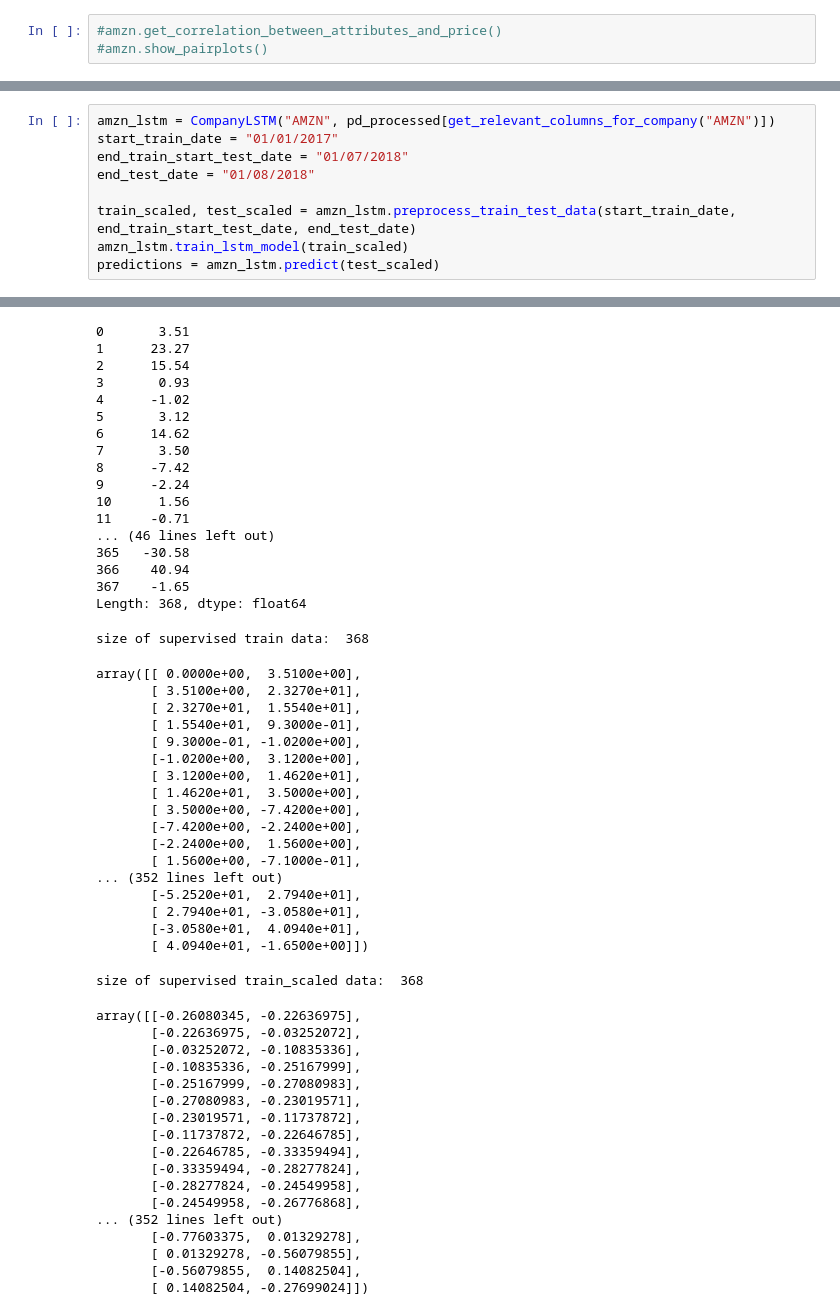
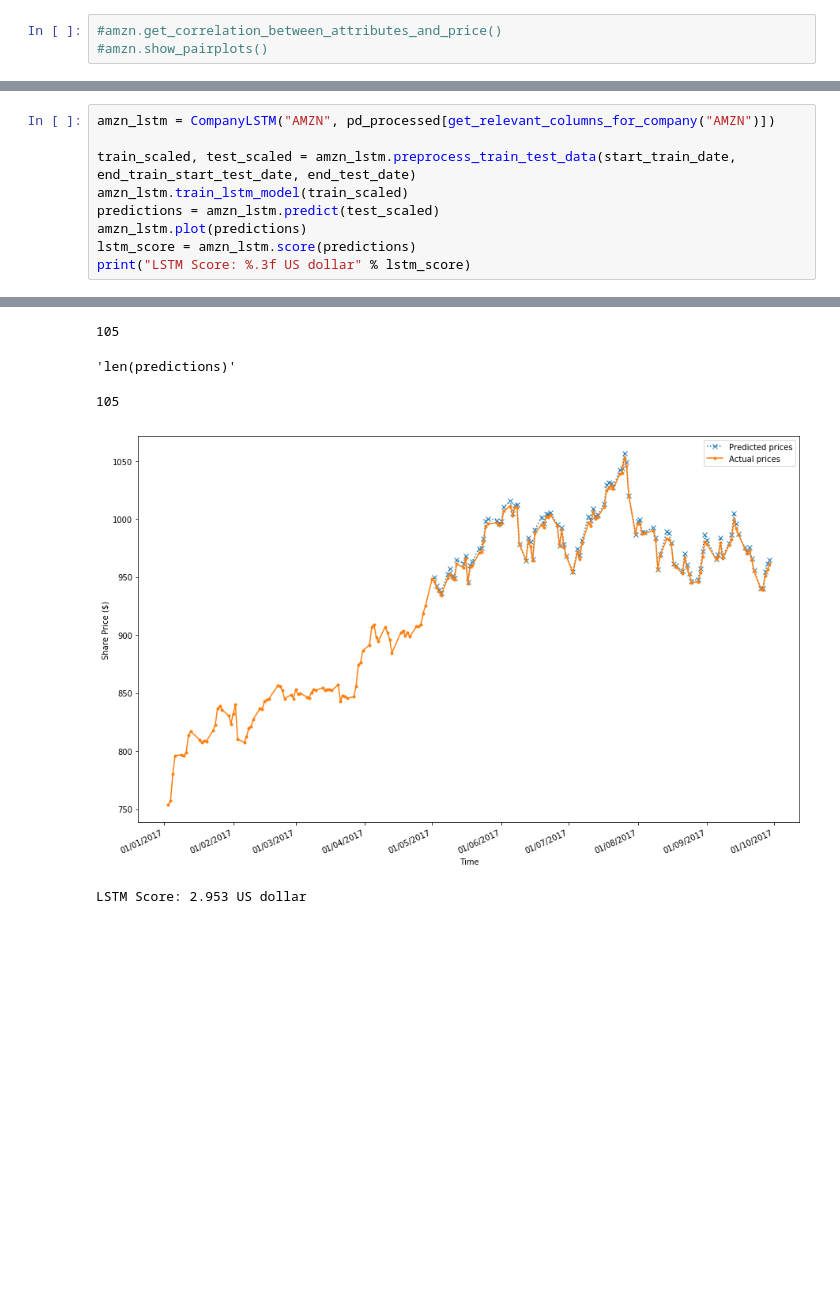
Before and after one commit to FinnZC/Stock-AI, a Jupyter notebook: Main.ipynb, the cells around one changed output, grey strips where cells are left out. Drawn from its saved outputs; the diff is of its cells as text; blank space fills up the shorter version.

```diff
--- a/Main.ipynb
+++ b/Main.ipynb
@@ -489,10 +521,10 @@ class CompanyLSTM(Company):
 # %%
 amzn_lstm = CompanyLSTM("AMZN", pd_processed[get_relevant_columns_for_company("AMZN")])
-start_train_date = "01/01/2017"
-end_train_start_test_date = "01/07/2018"
-end_test_date = "01/08/2018"
 
 train_scaled, test_scaled = amzn_lstm.preprocess_train_test_data(start_train_date, end_train_start_test_date, end_test_date)
 amzn_lstm.train_lstm_model(train_scaled)
 predictions = amzn_lstm.predict(test_scaled)
+amzn_lstm.plot(predictions)
+lstm_score = amzn_lstm.score(predictions)
+print("LSTM Score: %.3f US dollar" % lstm_score)
 # %% [output]
@@ -518,53 +566,5 @@ size of diff train data:  368
-0       3.51
-1      23.27
-2      15.54
-3       0.93
-4      -1.02
-5       3.12
-6      14.62
-7       3.50
-8      -7.42
-9      -2.24
-10      1.56
-11     -0.71
-... (46 lines left out)
-365   -30.58
-366    40.94
-367    -1.65
-Length: 368, dtype: float64
+105
-size of supervised train data:  368
+'len(predictions)'
-array([[ 0.0000e+00,  3.5100e+00],
-       [ 3.5100e+00,  2.3270e+01],
-       [ 2.3270e+01,  1.5540e+01],
-       [ 1.5540e+01,  9.3000e-01],
-       [ 9.3000e-01, -1.0200e+00],
-       [-1.0200e+00,  3.1200e+00],
-       [ 3.1200e+00,  1.4620e+01],
-       [ 1.4620e+01,  3.5000e+00],
-       [ 3.5000e+00, -7.4200e+00],
-       [-7.4200e+00, -2.2400e+00],
-       [-2.2400e+00,  1.5600e+00],
-       [ 1.5600e+00, -7.1000e-01],
-... (352 lines left out)
-       [-5.2520e+01,  2.7940e+01],
-       [ 2.7940e+01, -3.0580e+01],
-       [-3.0580e+01,  4.0940e+01],
-       [ 4.0940e+01, -1.6500e+00]])
+105
+[figure, added]
-size of supervised train_scaled data:  368
+LSTM Score: 2.953 US dollar
-array([[-0.26080345, -0.22636975],
-       [-0.22636975, -0.03252072],
-       [-0.03252072, -0.10835336],
-       [-0.10835336, -0.25167999],
-       [-0.25167999, -0.27080983],
-       [-0.27080983, -0.23019571],
-       [-0.23019571, -0.11737872],
-       [-0.11737872, -0.22646785],
-       [-0.22646785, -0.33359494],
-       [-0.33359494, -0.28277824],
-       [-0.28277824, -0.24549958],
-       [-0.24549958, -0.26776868],
-... (352 lines left out)
-       [-0.77603375,  0.01329278],
-       [ 0.01329278, -0.56079855],
-       [-0.56079855,  0.14082504],
-       [ 0.14082504, -0.27699024]])
```
Also changed, not shown: parts of 7 cells of this notebook.
